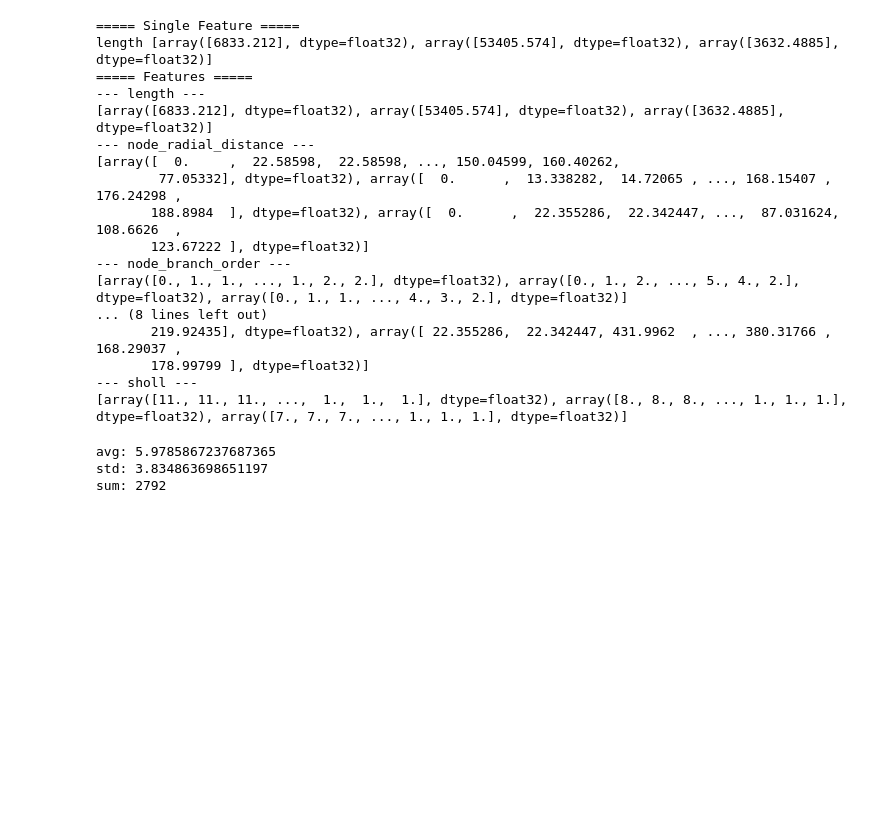
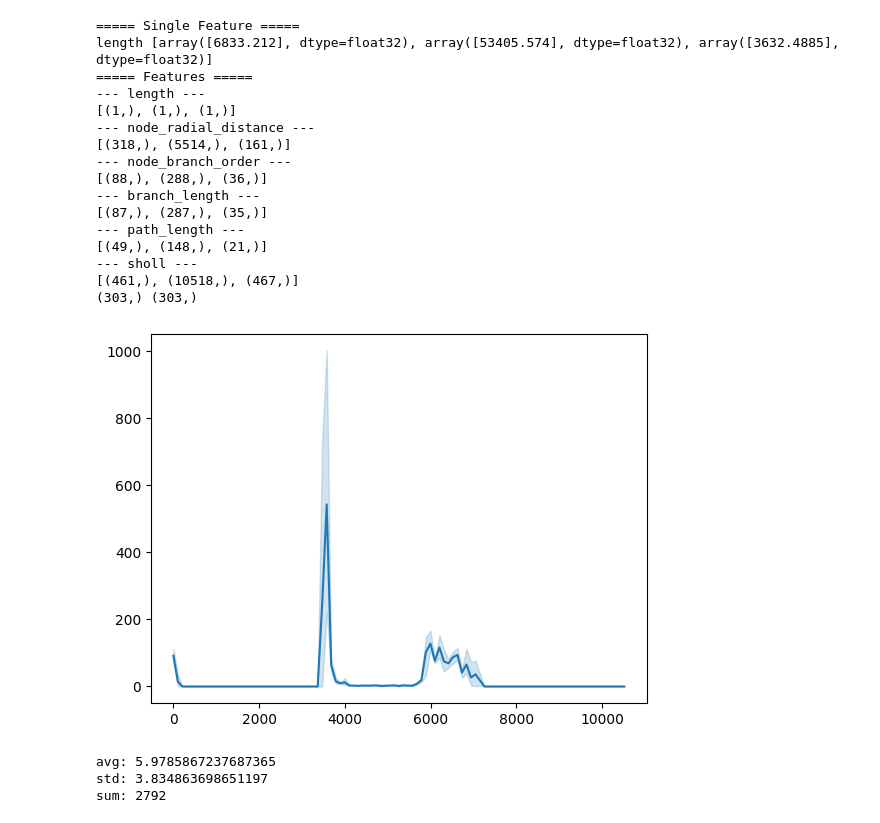
Before and after one commit to yzx9/swcgeom, a Jupyter notebook: examples/Features.ipynb, the cells around one changed output. Saved outputs shown, nothing was run; the diff lists cells and outputs as text; code cells hidden in the pictures; blank space fills up the shorter version.

```diff
--- a/examples/Features.ipynb
+++ b/examples/Features.ipynb
@@ -77,42 +79,33 @@ length [53405.574]
 # %%
-from swcgeom.analysis import PopulationFeatureExtractor
-
-features = PopulationFeatureExtractor(population)
+features = extract_feature(population)
 
 print("===== Single Feature =====")
 print("length", features.get("length"))
 
 print("===== Features =====")
-result_dict = features.get({
-    "length": {},
-    "node_radial_distance": {},
-    "node_branch_order": {},
-    "branch_length": {},
-    "path_length": {},
-    "sholl": {},
-})
-with numpy_printoptions(threshold=10):
-    for k, v in result_dict.items():
-        print(f"--- {k} ---")
-        print(v)
+for k, v in features.get(all_features).items():
+    print(f"--- {k} ---")
+    print([vv.shape for vv in v])
+
+_ = features.plot_distribution("node_radial_distance")
 # %% [output]
 ===== Single Feature =====
 length [array([6833.212], dtype=float32), array([53405.574], dtype=float32), array([3632.4885], dtype=float32)]
 ===== Features =====
 --- length ---
-[array([6833.212], dtype=float32), array([53405.574], dtype=float32), array([3632.4885], dtype=float32)]
+[(1,), (1,), (1,)]
 --- node_radial_distance ---
-[array([  0.     ,  22.58598,  22.58598, ..., 150.04599, 160.40262,
-        77.05332], dtype=float32), array([  0.      ,  13.338282,  14.72065 , ..., 168.15407 , 176.24298 ,
-       188.8984  ], dtype=float32), array([  0.      ,  22.355286,  22.342447, ...,  87.031624, 108.6626  ,
-       123.67222 ], dtype=float32)]
+[(318,), (5514,), (161,)]
 --- node_branch_order ---
-[array([0., 1., 1., ..., 1., 2., 2.], dtype=float32), array([0., 1., 2., ..., 5., 4., 2.], dtype=float32), array([0., 1., 1., ..., 4., 3., 2.], dtype=float32)]
-... (8 lines left out)
-       219.92435], dtype=float32), array([ 22.355286,  22.342447, 431.9962  , ..., 380.31766 , 168.29037 ,
-       178.99799 ], dtype=float32)]
+[(88,), (288,), (36,)]
+--- branch_length ---
+[(87,), (287,), (35,)]
+--- path_length ---
+[(49,), (148,), (21,)]
 --- sholl ---
-[array([11., 11., 11., ...,  1.,  1.,  1.], dtype=float32), array([8., 8., 8., ..., 1., 1., 1.], dtype=float32), array([7., 7., 7., ..., 1., 1., 1.], dtype=float32)]
+[(461,), (10518,), (467,)]
+(303,) (303,)
+[figure, added]
 # %%
 from swcgeom.analysis import Sholl
 
```
Also changed, not shown: parts of 4 cells of this notebook, 4 other files.
